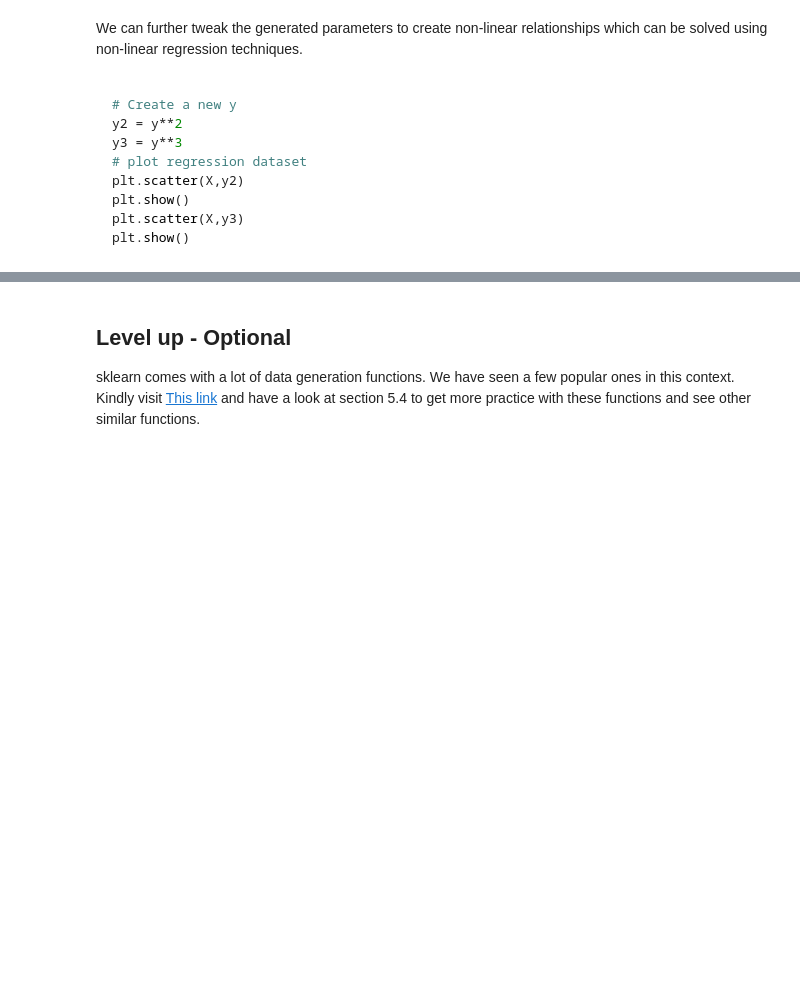
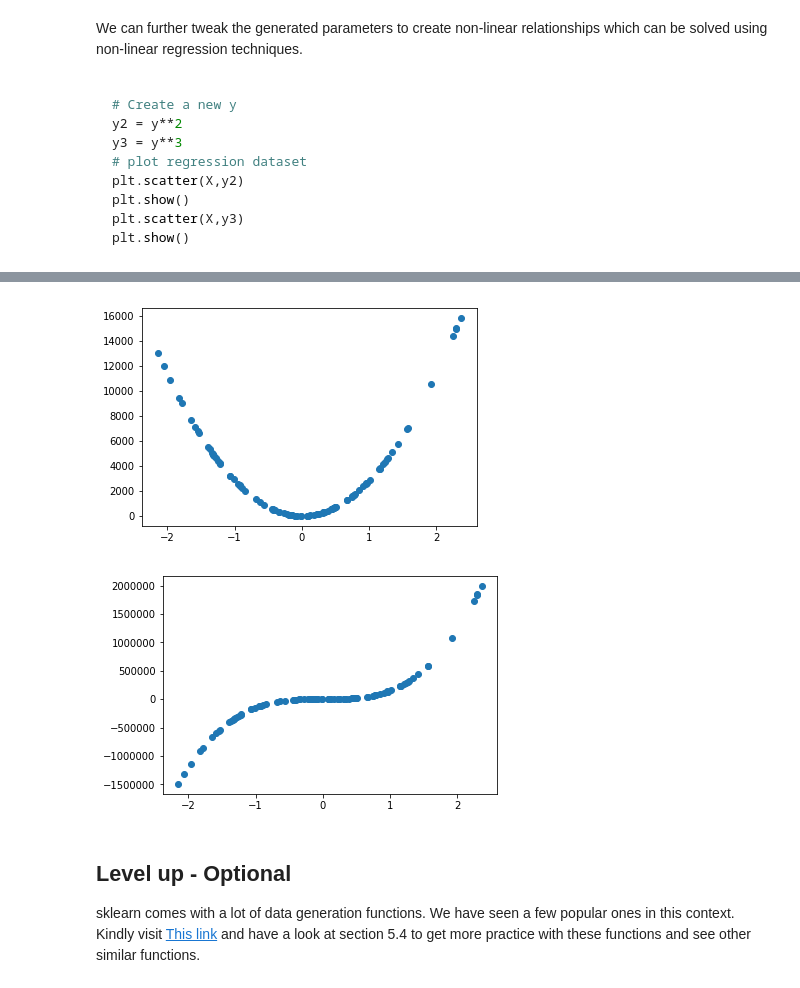
Before and after one commit to hlevymyers/dsc-generating-data-dc-ds-career-042219, a Jupyter notebook: index.ipynb, the cells around one changed output, grey strips where cells are left out. Drawn from its saved outputs; the diff is of its cells as text; code cells hidden in the pictures; blank space fills up the shorter version.

```diff
--- a/index.ipynb
+++ b/index.ipynb
@@ -162,3 +157,15 @@ plt.show()
+# %%
+# Create a new y
+y2 = y**2
+y3 = y**3
+# plot regression dataset
+plt.scatter(X,y2)
+plt.show()
+plt.scatter(X,y3)
+plt.show()
+# %% [output]
+[figure, added]
+[figure, added]
 # %% [markdown]
 ## Level up - Optional
 
```
Also changed, not shown: parts of 1 cell of this notebook.
